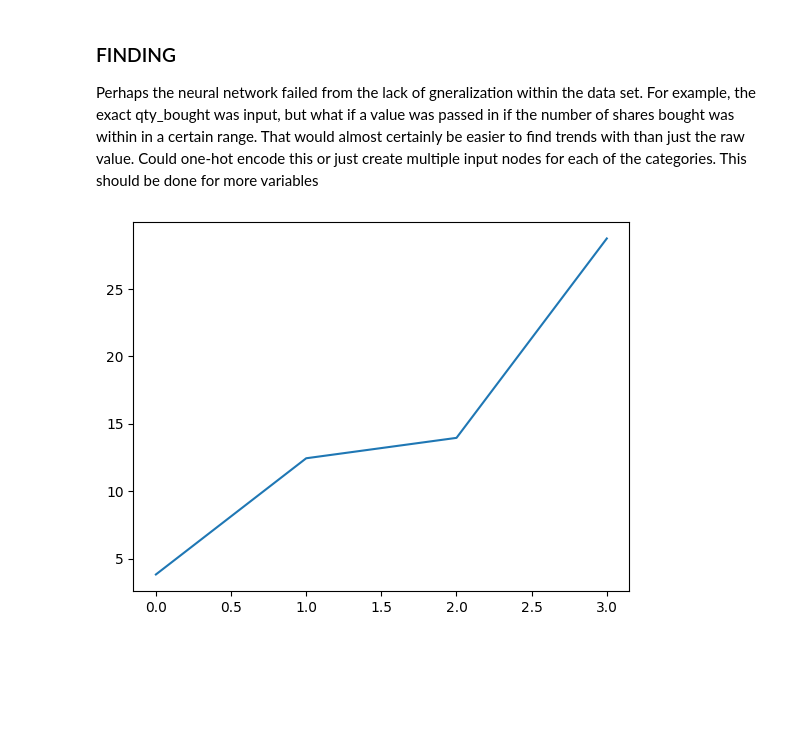
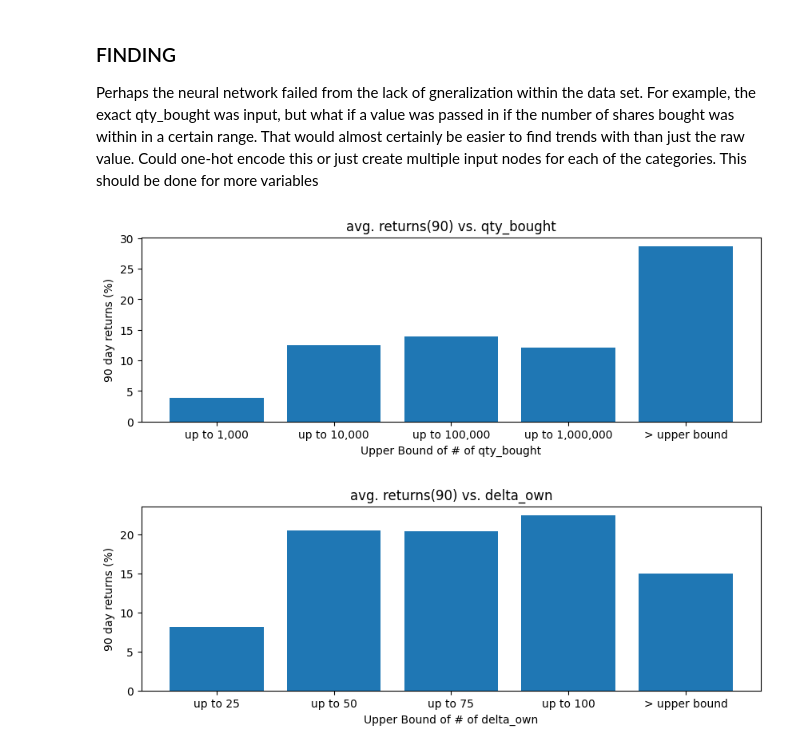
Before and after one commit to nicholasviscomi/Ad-Astra-Capital-Go, a Jupyter notebook: src/OpenInsider/analysis.ipynb, the cells around one changed output. Cells and saved outputs as stored; diff of their text form; code cells hidden in the pictures; blank space fills up the shorter version.

Commit message:
added findings about returns with different parameters

```diff
--- a/src/OpenInsider/analysis.ipynb
+++ b/src/OpenInsider/analysis.ipynb
@@ -578,11 +548,14 @@ def mean_w_bounds(column: str, bounds: list[int]) -> list[float]:
 
         lower = prev
         upper = bound
-        if i == len(bounds) - 1:
-            lower = bound
-            upper = bound * 1000
 
         means.append(df[(df[column] > lower) & (df[column] < upper)].loc[:, "returns(90)"].mean())
+
+        if i == len(bounds) - 1:
+            # compute the returns for (upper bound, ∞)
+            lower = bound
+            means.append(df[(df[column] > lower)].loc[:, "returns(90)"].mean())
+
         prev = bound
 
     return means
@@ -589,9 +570,24 @@ def mean_w_bounds(column: str, bounds: list[int]) -> list[float]:
 # %% [markdown]
 ### FINDING
 Perhaps the neural network failed from the lack of gneralization within the data set. For example, the exact qty_bought was input, but what if a value was passed in if the number of shares bought was within in a certain range. That would almost certainly be easier to find trends with than just the raw value. Could one-hot encode this or just create multiple input nodes for each of the categories. This should be done for more variables
+# %%
+def plot_column_by_bounds(column: str, bounds: list[int]):
+    _, ax = plt.subplots(figsize=(10, 3))
+    x = [f"up to {x:,}" for x in bounds[1:]]
+    x.append("> upper bound")
+
+    ax.bar(x=x, height=mean_w_bounds(column, bounds))
+    ax.set_title(f"avg. returns(90) vs. {column}")
+    ax.set_xlabel(f"Upper Bound of # of {column}")
+    ax.set_ylabel("90 day returns (%)")
+    plt.show()
 # %%
 upper_bounds = [0, 1_000, 10_000, 100_000, 1_000_000]
-plt.plot(mean_w_bounds("qty_bought", upper_bounds))
-plt.show()
+plot_column_by_bounds("qty_bought", upper_bounds)
 # %% [output]
-[figure, old version]
+[figure, new version]
+# %%
+upper_bounds = [0, 25, 50, 75, 100]
+plot_column_by_bounds("delta_own", upper_bounds)
+# %% [output]
+[figure, added]
```
Also changed, not shown: parts of 9 cells of this notebook.
